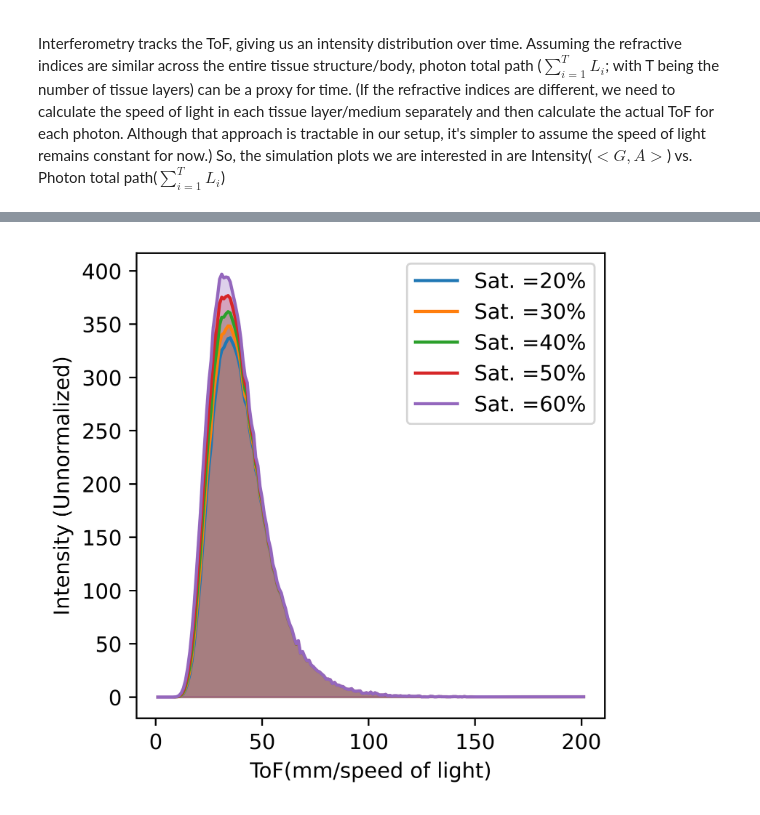
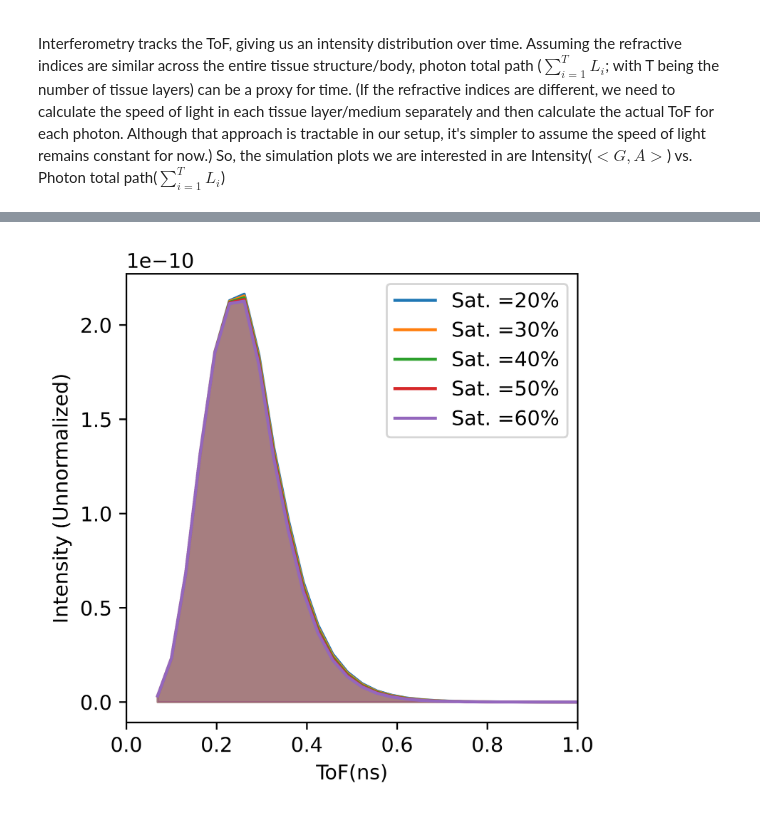
Before and after one commit to dip987/tfo_sensitivity, a Jupyter notebook: notebooks/ToF_intensity_plots.ipynb, the cells around one changed output, grey strips where cells are left out. Cells and saved outputs as stored; diff of their text form; code cells hidden in the pictures.

```diff
--- a/notebooks/ToF_intensity_plots.ipynb
+++ b/notebooks/ToF_intensity_plots.ipynb
@@ -30,5 +32,6 @@ from tfo_sensitivity.fmcw import create_quantized_tof
 # %%
 DIGITIZATION_BIN_COUNT = 200
+TIME_RESOLUTION = 7.
 
 SDD_INDEX = 3
 
@@ -39,33 +42,28 @@ FETAL_SAT = 0.225
 all_mean = []
 all_skew = []
 all_std = []
-all_c = np.arange(0.5, stop=8.2, step=2.0)
+all_c = np.arange(0.5, stop=4, step=0.5)
 modified_mu_map = MU_MAP_BASE1.copy() if wave_int == 1 else MU_MAP_BASE2
 modified_mu_map[1] = get_mu_a(MATERNAL_SAT, MATERNAL_Hb, wave_int)
 epsilon = get_mu_a(FETAL_SAT, 1, wave_int)
 all_sdd = raw_sim_data['SDD'].unique()
 
-plt.figure(figsize=(4, 4), dpi=900)
+plt.figure(figsize=(4, 4))
 for c in all_c:
     SDD = all_sdd[SDD_INDEX]
     filtered_photon_data = raw_sim_data[raw_sim_data['SDD'] == SDD].copy()
-    create_quantized_tof(filtered_photon_data, DIGITIZATION_BIN_COUNT)
-    G = filtered_photon_data[['L1 ppath', 'L2 ppath', 'L3 ppath']].to_numpy()
-    for i in range(1, 4):
-        G[:, i - 1] = np.exp(-modified_mu_map[i] * G[:, i - 1])
-    G = np.prod(G, axis=1)
-    L = filtered_photon_data['L4 ppath'].to_numpy()
-    transformed_L = np.exp(- epsilon * c * L)
-    I = G * transformed_L
-    filtered_photon_data["Intensity"] = I
+    create_quantized_tof_const_res(filtered_photon_data, TIME_RESOLUTION)
+    modified_mu_map[4] = get_mu_a(FETAL_SAT, c, wave_int)
+    filtered_photon_data["Intensity"] = generate_intensity_column(filtered_photon_data, modified_mu_map, SDD_INDEX)
+    filtered_photon_data["ToF"] *= 1e6 / SPEED_OF_LIGHT
     intensity_v_L = filtered_photon_data.groupby("ToF")["Intensity"].sum()
-    line, = plt.plot(intensity_v_L, label=f'[Hb]={c} g/dL')
+    line, = plt.plot(intensity_v_L, label=f'Fetal [Hb]={c} g/dL')
     plt.fill_between(intensity_v_L.index, intensity_v_L, color=line.get_color(), alpha=0.3)
 
 plt.legend()
-plt.xlabel('ToF(mm/speed of light)')
+plt.xlabel('ToF (ns)')
 plt.ylabel('Intensity (Unnormalized)')
-
+plt.xlim([0, 1.0])
 
 plt.show()
 # %% [output]
@@ -73,44 +71,39 @@ plt.show()
 # %%
 DIGITIZATION_BIN_COUNT = 200
 
 SDD_INDEX = 3
 
 MATERNAL_Hb = 5.
 MATERNAL_SAT = 1.0
 FETAL_Hb = 2.0
 
 all_mean = []
 all_skew = []
 all_std = []
 all_sat = np.arange(0.2, stop=0.7, step=0.1)
 modified_mu_map = MU_MAP_BASE1.copy() if wave_int == 1 else MU_MAP_BASE2
 modified_mu_map[1] = get_mu_a(MATERNAL_SAT, MATERNAL_Hb, wave_int)
 all_sdd = raw_sim_data['SDD'].unique()
 
-plt.figure(figsize=(4, 4), dpi=900)
+plt.figure(figsize=(4, 4))
 for sat in all_sat:
     SDD = all_sdd[SDD_INDEX]
     filtered_photon_data = raw_sim_data[raw_sim_data['SDD'] == SDD].copy()
-    create_quantized_tof(filtered_photon_data, DIGITIZATION_BIN_COUNT)
-    G = filtered_photon_data[['L1 ppath', 'L2 ppath', 'L3 ppath']].to_numpy()
-    for i in range(1, 4):
-        G[:, i - 1] = np.exp(-modified_mu_map[i] * G[:, i - 1])
-    G = np.prod(G, axis=1)
-    L = filtered_photon_data['L4 ppath'].to_numpy()
-    mu_a = get_mu_a(sat, FETAL_Hb, wave_int)
-    transformed_L = np.exp(- mu_a * L)
-    I = G * transformed_L
-    filtered_photon_data["Intensity"] = I
+    create_quantized_tof_const_res(filtered_photon_data, TIME_RESOLUTION)
+    modified_mu_map[4] = get_mu_a(sat, FETAL_Hb, wave_int)
+    filtered_photon_data["Intensity"] = generate_intensity_column(filtered_photon_data, modified_mu_map, SDD_INDEX)
+    filtered_photon_data["ToF"] *= 1e6 / SPEED_OF_LIGHT
     intensity_v_L = filtered_photon_data.groupby("ToF")["Intensity"].sum()
     line, = plt.plot(intensity_v_L, label=f'Sat. ={sat * 100:2.0f}%')
     plt.fill_between(intensity_v_L.index, intensity_v_L, color=line.get_color(), alpha=0.3)
 
 plt.legend()
-plt.xlabel('ToF(mm/speed of light)')
+plt.xlabel('ToF(ns)')
 plt.ylabel('Intensity (Unnormalized)')
-
+plt.xlim([0, 1.0])
+# plt.xlim([0, 2.0])
 
 plt.show()
 # %% [output]
-[figure, old version]
+[figure, new version]
 # %%
```
Also changed, not shown: parts of 4 cells of this notebook, 14 other files.
